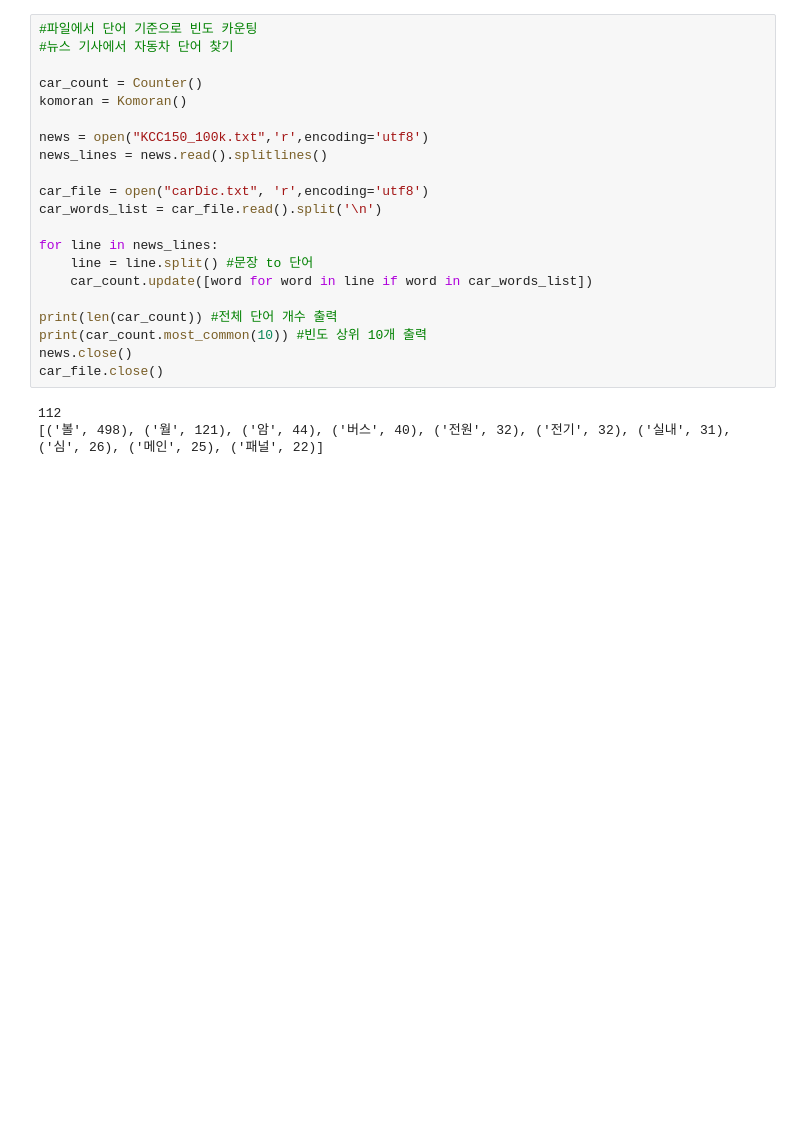
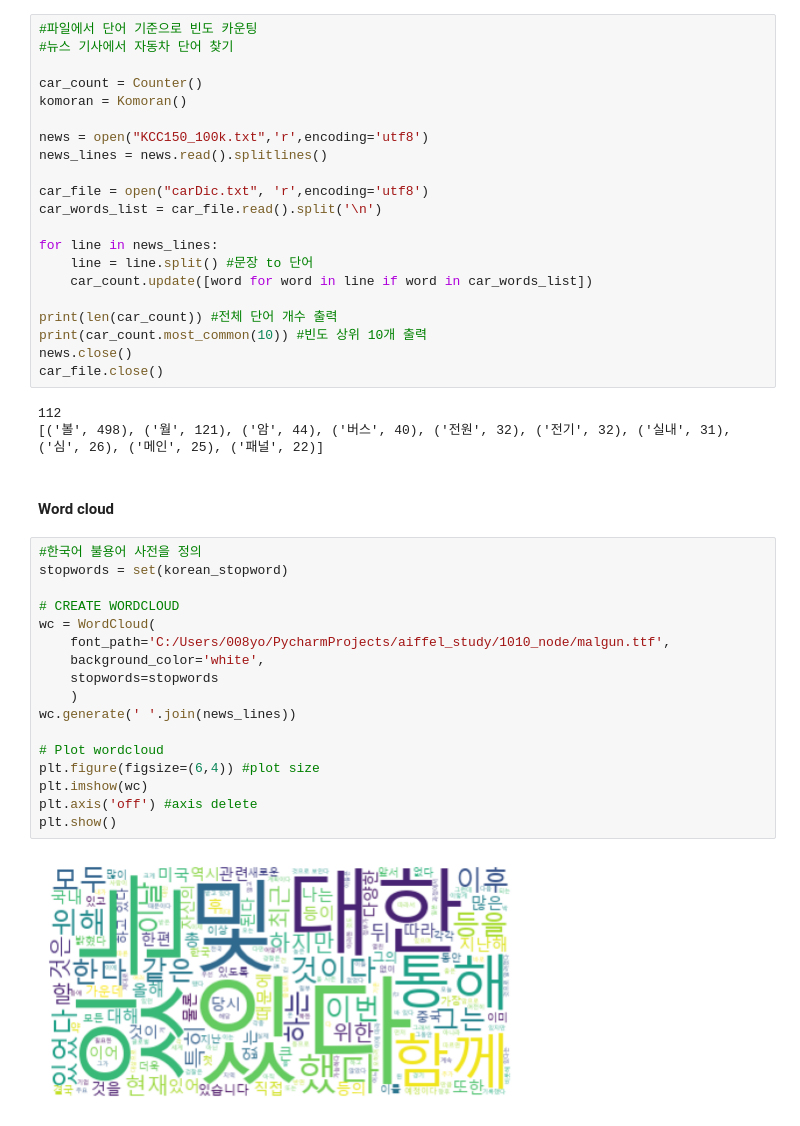
Before and after one commit to j053okok/aiffel_study, a Jupyter notebook: 1010_node/자연어처리.ipynb, the cells around one changed output. Drawn from its saved outputs; the diff is of its cells as text; blank space fills up the shorter version.

```diff
--- a/1010_node/자연어처리.ipynb
+++ b/1010_node/자연어처리.ipynb
@@ -118,3 +118,24 @@ car_file.close()
 # %% [output]
 112
 [('볼', 498), ('월', 121), ('암', 44), ('버스', 40), ('전원', 32), ('전기', 32), ('실내', 31), ('심', 26), ('메인', 25), ('패널', 22)]
+# %% [markdown]
+#### Word cloud
+# %%
+#한국어 불용어 사전을 정의
+stopwords = set(korean_stopword)
+
+# CREATE WORDCLOUD
+wc = WordCloud(
+    font_path='C:/Users/008yo/PycharmProjects/aiffel_study/1010_node/malgun.ttf',
+    background_color='white',
+    stopwords=stopwords
+    )
+wc.generate(' '.join(news_lines))
+
+# Plot wordcloud
+plt.figure(figsize=(6,4)) #plot size
+plt.imshow(wc)
+plt.axis('off') #axis delete
+plt.show()
+# %% [output]
+[figure, added]
```
Also changed, not shown: parts of 5 cells of this notebook, 1 other file.
